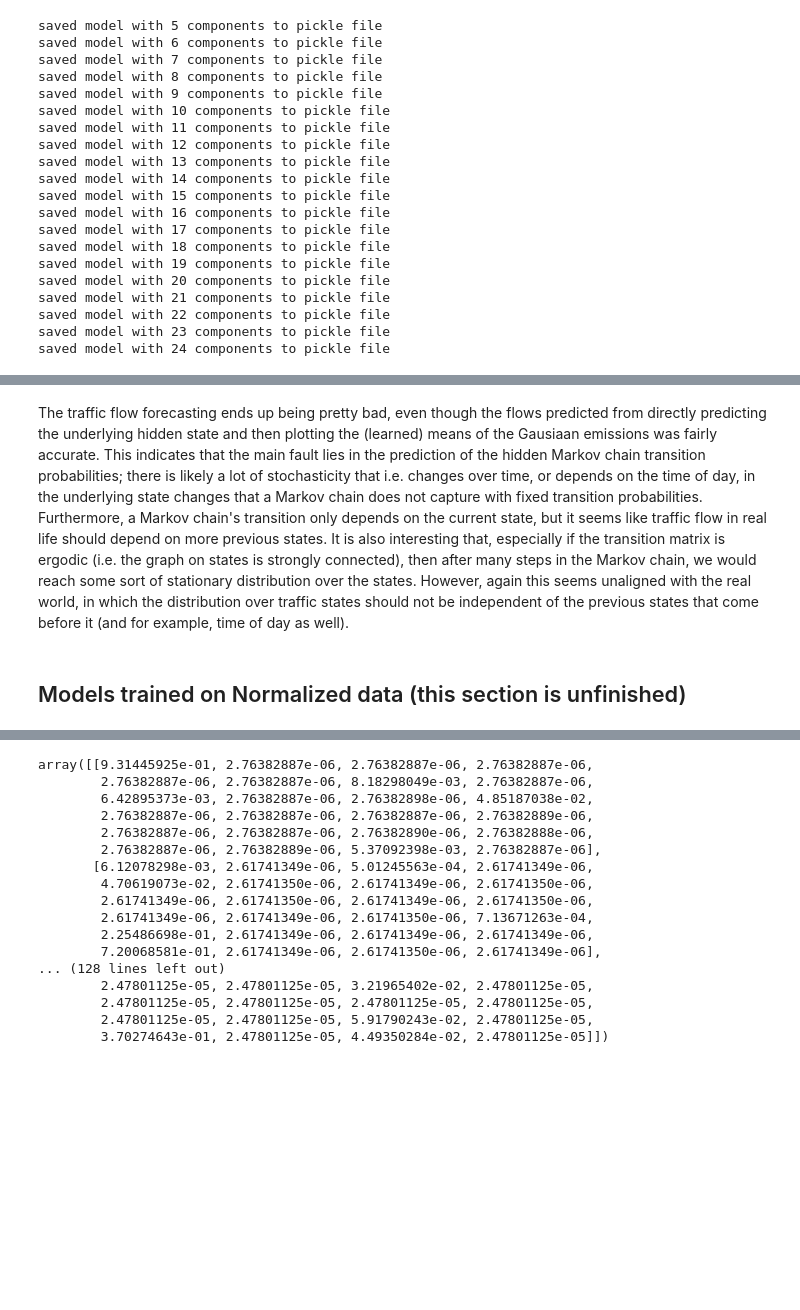
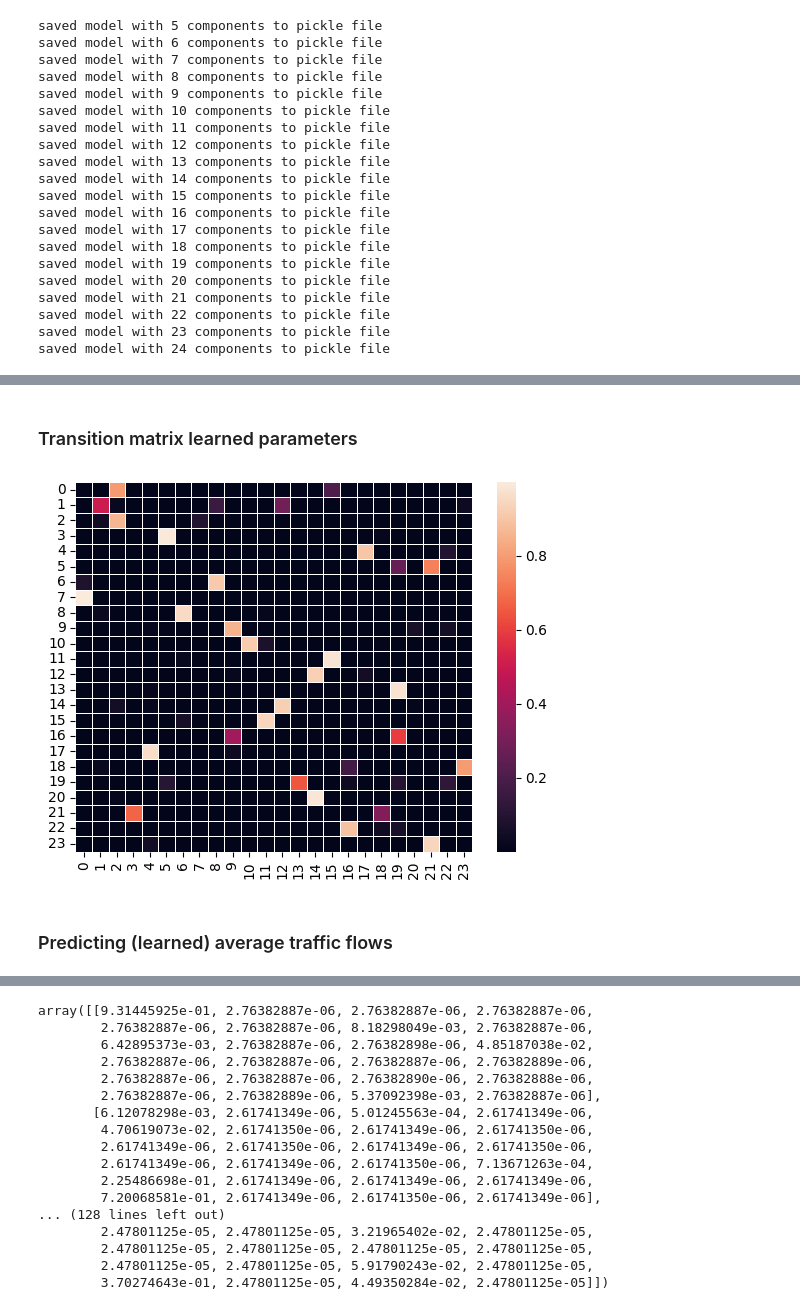
Before and after one commit to janabel/flow_prediction, a Jupyter notebook: refactored_hmm.ipynb, the cells around one changed output, grey strips where cells are left out. Cells and saved outputs as stored; diff of their text form; code cells hidden in the pictures; blank space fills up the shorter version.

```diff
--- a/refactored_hmm.ipynb
+++ b/refactored_hmm.ipynb
@@ -422,4 +312,0 @@ forecasted_flows_fig.savefig('flow_predictions_30m.png', dpi=200)
-# %% [markdown]
-The traffic flow forecasting ends up being pretty bad, even though the flows predicted from directly predicting the underlying hidden state and then plotting the (learned) means of the Gausiaan emissions was fairly accurate. This indicates that the main fault lies in the prediction of the hidden Markov chain transition probabilities; there is likely a lot of stochasticity that i.e. changes over time, or depends on the time of day, in the underlying state changes that a Markov chain does not capture with fixed transition probabilities. Furthermore, a Markov chain's transition only depends on the current state, but it seems like traffic flow in real life should depend on more previous states. It is also interesting that, especially if the transition matrix is ergodic (i.e. the graph on states is strongly connected), then after many steps in the Markov chain, we would reach some sort of stationary distribution over the states. However, again this seems unaligned with the real world, in which the distribution over traffic states should not be independent of the previous states that come before it (and for example, time of day as well).
-# %% [markdown]
-## Models trained on Normalized data (this section is unfinished)
@@ -425,0 +320,8 @@ The traffic flow forecasting ends up being pretty bad, even though the flows pre
+# %% [markdown]
+### Transition matrix learned parameters
+# %%
+best_model_24_components.plot_transmat()
+# %% [output]
+[figure, added]
+# %% [markdown]
+### Predicting (learned) average traffic flows
```
Also changed, not shown: parts of 47 cells of this notebook.
